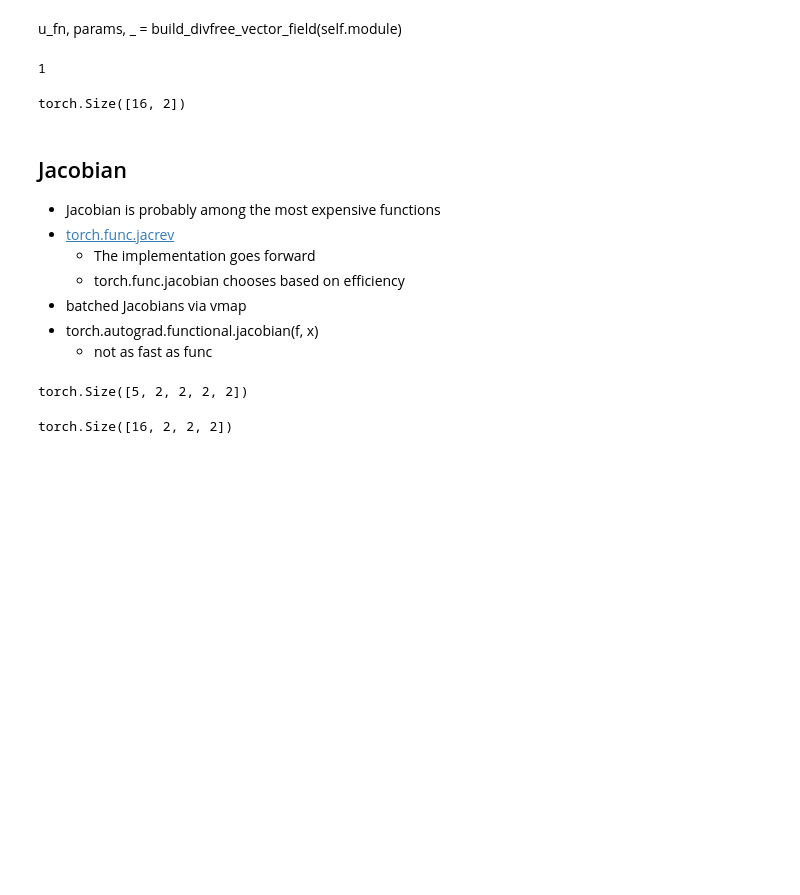
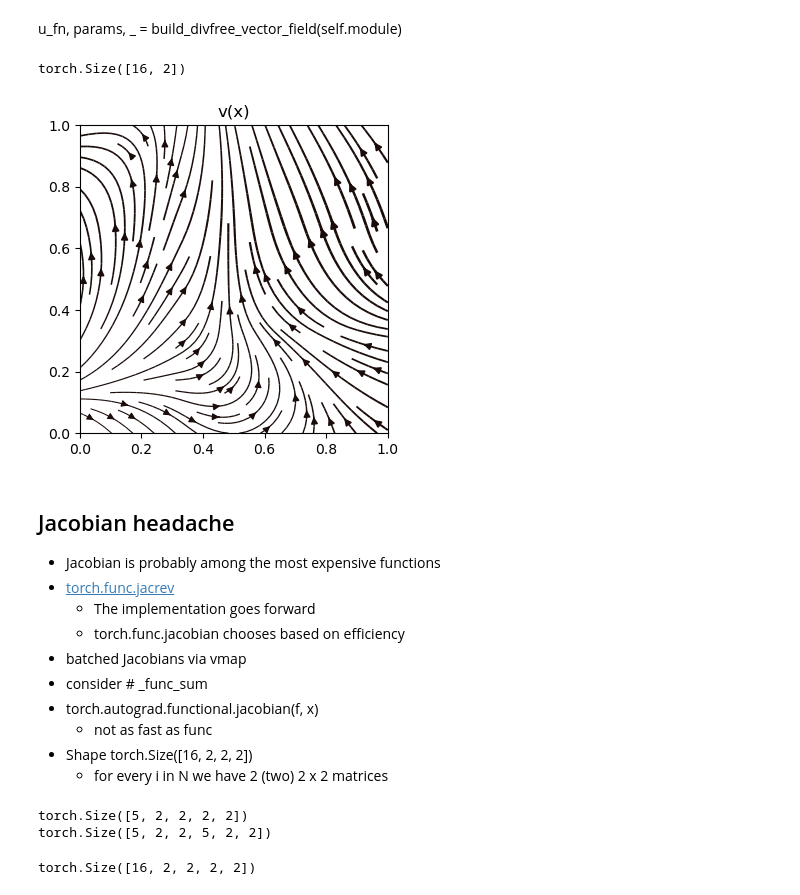
Before and after one commit to kimbente/ice_thickness, a Jupyter notebook: dfNN_pytorch.ipynb, the cells around one changed output. Cells and saved outputs as stored; diff of their text form; code cells hidden in the pictures; blank space fills up the shorter version.

Commit message:
torch impementation

```diff
--- a/dfNN_pytorch.ipynb
+++ b/dfNN_pytorch.ipynb
@@ -61,9 +346,15 @@ model = MLP()
 
 N = 16  # N should be a perfect square
 N_side = int(N ** 0.5)
+
 dims = 2
-inputs = torch.randn(N, dims)  # Random (N, 2) inputs
-inputs.shape
+
+# inputs = torch.randn(N, dims)  # Random (N, 2) inputs
+xy_side = torch.linspace(0, 1, N_side)
+# torch meshgrid, not default but we want to index by x, y
+X_mesh, Y_mesh = torch.meshgrid(xy_side, xy_side, indexing = "xy")
+# Construct flat pairs of points
+inputs = torch.cat([X_mesh.reshape(-1, 1), Y_mesh.reshape(-1, 1)], dim = 1)
+print(inputs.shape)
 # %% [output]
-1
+torch.Size([16, 2])
-torch.Size([16, 2])
@@ -88,0 +377,28 @@ def compute_A(inputs):
+# %%
+def compute_v(x):
+    # Compute the Jacobian of A
+    jacobian_A = vmap(jacfwd(compute_A))(inputs)
+    # assert that the second dim (size N) is redundant
+    assert(jacobian_A[:, 0, : , :, :] == jacobian_A[:, -1, : , :, :]).any()
+    # remove this redundant dimension
+    jacobian_A_lean = jacobian_A[:, 0, : , :, :]
+    # print(jacobian_A_lean.shape): torch.Size([N, 2, 2, 2])
+    # dim1 is what is considered the rows, dim2 is what is considered the columns
+    # So we compute this over the last two dims because the Jacobian is N x two (2 x 2)
+    v = torch.diagonal(jacobian_A_lean, dim1 = -2, dim2 = -1).sum(dim = 1)
+    # diagonal returns torch.Size([16, 2, 2]) so now we sum over the middle dim
+    return v
+# %%
+def div(x):
+    # print(jacobian_v.shape): torch.Size([16, 16, 2, 2])
+    jacobian_v = vmap(jacfwd(compute_v))(x)
+    # assert that the second dim (size N) is redundant
+    assert(jacobian_v[:, 0, :, :] == jacobian_v[:, -1, :, :]).any()
+    # print(jacobian_v_lean.shape): torch.Size([16, 2, 2])
+    jacobian_v_lean = jacobian_v[:, 0, :, :]
+    # torch.Size([16, 2]) and then we sum over the last dim to combine div_x and div_y
+    # attain flat divergence field
+    div_flat = torch.diagonal(jacobian_v_lean, dim1 = -2, dim2 = -1).sum(dim = -1)
+    return div_flat
+
+# div_v = div(inputs)
@@ -88,0 +454,7 @@ def compute_A(inputs):
+# %%
+v = compute_v(inputs)
+div_v = div(inputs)
+
+visualise_v(v.detach(), div_v.detach(), inputs, title_string = "v(x)", color_abs_max = 0.5)
+# %% [output]
+[figure, added]
@@ -89,29 +463,37 @@ def compute_A(inputs):
 # %% [markdown]
-## Jacobian
+## Jacobian headache
 
 - Jacobian is probably among the most expensive functions
 - [torch.func.jacrev](https://pytorch.org/docs/stable/generated/torch.func.jacrev.html#torch.func.jacrev)
     - The implementation goes forward
     - torch.func.jacobian chooses based on efficiency
 - batched Jacobians via vmap
+- consider # _func_sum
 - torch.autograd.functional.jacobian(f, x)
     - not as fast as func
+- Shape torch.Size([16, 2, 2, 2])
+    - for every i in N we have 2 (two) 2 x 2 matrices
 # %%
-from torch.func import jacrev, jacfwd, vmap
 x = torch.randn(5, 2, 2)
-jacobian = vmap(jacrev(torch.sin))(x)
-jacobian.shape
+jacobian_vmap = vmap(jacrev(torch.sin))(x)
+print(jacobian_vmap.shape)
+
+jacobian = jacrev(torch.sin)(x)
+print(jacobian.shape)
 # %% [output]
 torch.Size([5, 2, 2, 2, 2])
+torch.Size([5, 2, 2, 5, 2, 2])
 # %%
 # Issue with how we construct U
 # Jacobian: torch.Size([16, 16, 2, 2, 2])
 # without vmap it was also torch.Size([16, 2, 2, 16, 2])
-jacobian = vmap(jacrev(compute_A))(inputs)
+jacobian = vmap(jacfwd(compute_A))(inputs)
+print(jacobian.shape)
 
 # Remove redundant dim
 # (jacobian[:, 0, : , :, :] == jacobian[:, 15, : , :, :]).any()
-jacobian_sq = jacobian[:, 0, : , :, :]
-jacobian_sq.shape
+assert(jacobian[:, 0, : , :, :] == jacobian[:, -1, : , :, :]).any()
+#jacobian_sq = jacobian[:, 0, : , :, :]
+#jacobian_sq.shape
 # %% [output]
-torch.Size([16, 2, 2, 2])
+torch.Size([16, 2, 2, 2, 2])
```
Also changed, not shown: parts of 23 cells of this notebook.
